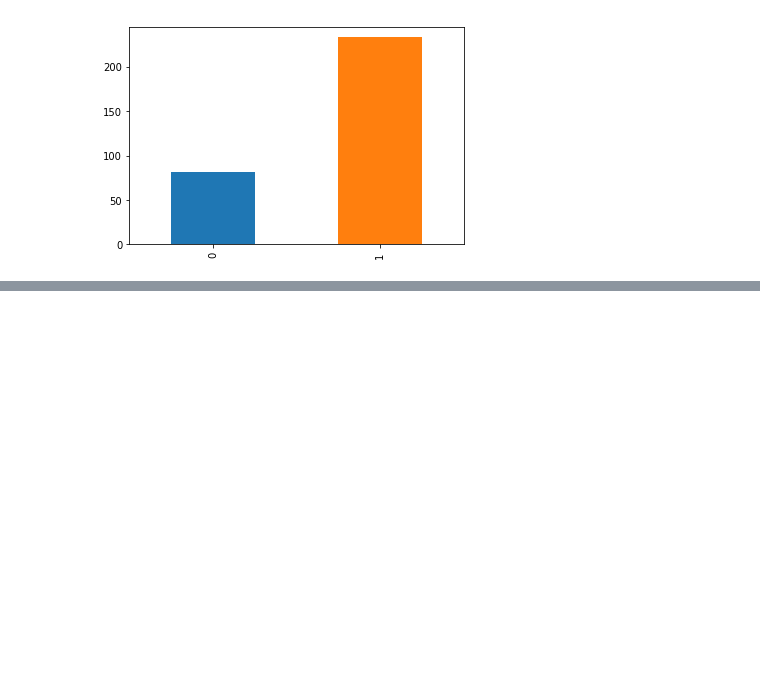
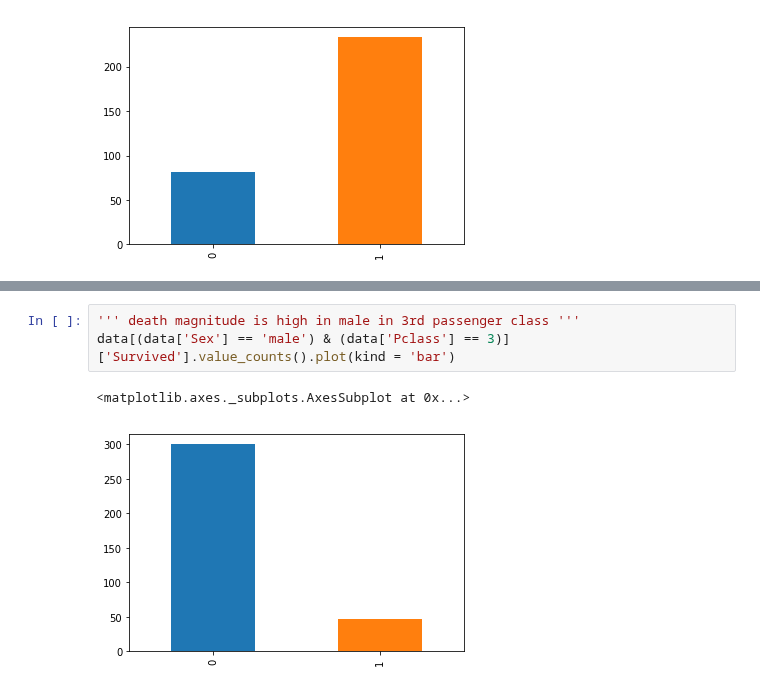
Before and after one commit to SANYAM1996/scatter-plotter, a Jupyter notebook: Titanic_survived data.ipynb, the cells around one changed output, grey strips where cells are left out. Saved outputs shown, nothing was run; the diff lists cells and outputs as text; blank space fills up the shorter version.

```diff
--- a/Titanic_survived data.ipynb
+++ b/Titanic_survived data.ipynb
@@ -169,0 +176,6 @@ data[data['Sex'] =='female']['Survived'].value_counts().sort_index().plot(kind =
+# %%
+''' death magnitude is high in male in 3rd passenger class '''
+data[(data['Sex'] == 'male') & (data['Pclass'] == 3)]['Survived'].value_counts().plot(kind = 'bar')
+# %% [output]
+<matplotlib.axes._subplots.AxesSubplot at 0x...>
+[figure, added]
```
Also changed, not shown: parts of 3 cells of this notebook.
